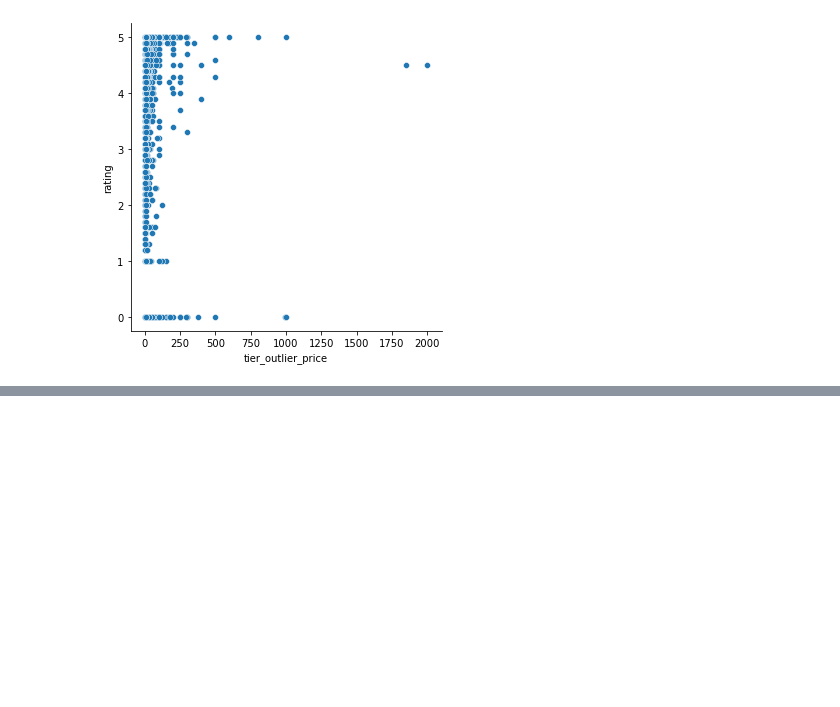
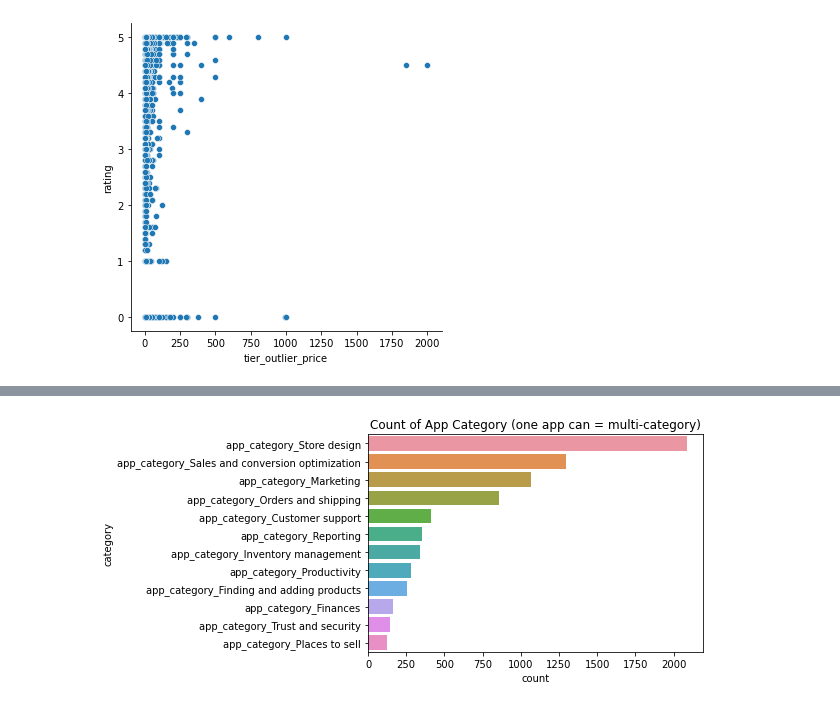
Before and after one commit to mt-smith/Springboard, a Jupyter notebook: Capstone_2/Shopify_Analysis_Capstone/notebooks/CapstoneNotebook.ipynb, the cells around one changed output, grey strips where cells are left out. Saved outputs shown, nothing was run; the diff lists cells and outputs as text; code cells hidden in the pictures; blank space fills up the shorter version.

```diff
--- a/Capstone_2/Shopify_Analysis_Capstone/notebooks/CapstoneNotebook.ipynb
+++ b/Capstone_2/Shopify_Analysis_Capstone/notebooks/CapstoneNotebook.ipynb
@@ -144,4 +146,4 @@ categories.head()
 | 4 | 00215fb3-ff7c-4111-8f0c-8e7e2a9027fb | 0 | 0 | 0 | 0 | ... |
 # %%
 #Confirmation that dummy variables were not lost or aggregated
-categories_dummied.iloc[:,1:].sum(axis=0).sort_values(ascending=False)
+sum_cat = categories.iloc[:,1:].sum(axis=0).sort_values(ascending=False)
@@ -752,0 +884,4 @@ sns.relplot(data=df,
+# %%
+sum_cat = sum_cat.reset_index()
+sum_cat.rename(columns={'index':'category', 0:'count'}, inplace=True)
+sum_cat
@@ -752,0 +902,9 @@ sns.relplot(data=df,
+# %%
+
+sns.barplot(data=sum_cat, y='category', x='count')
+#plt.xlim(0, limit)
+#plt.xticks(rotation=90)
+plt.title('Count of App Category (one app can = multi-category)')
+plt.show()
+# %% [output]
+[figure, added]
```
Also changed, not shown: parts of 22 cells of this notebook.
